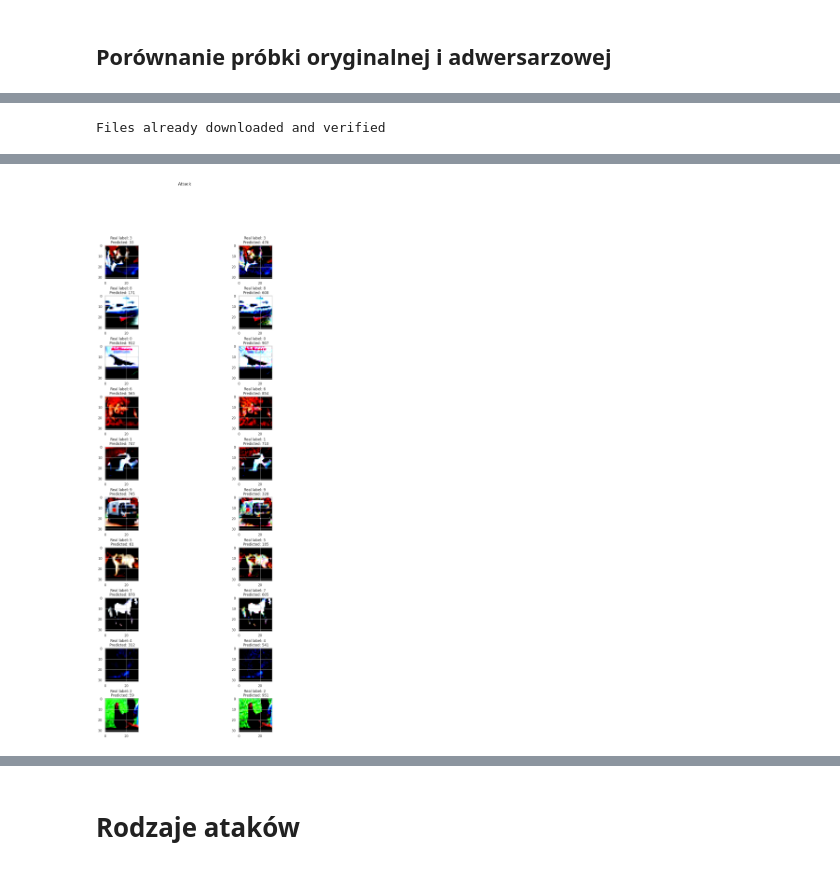
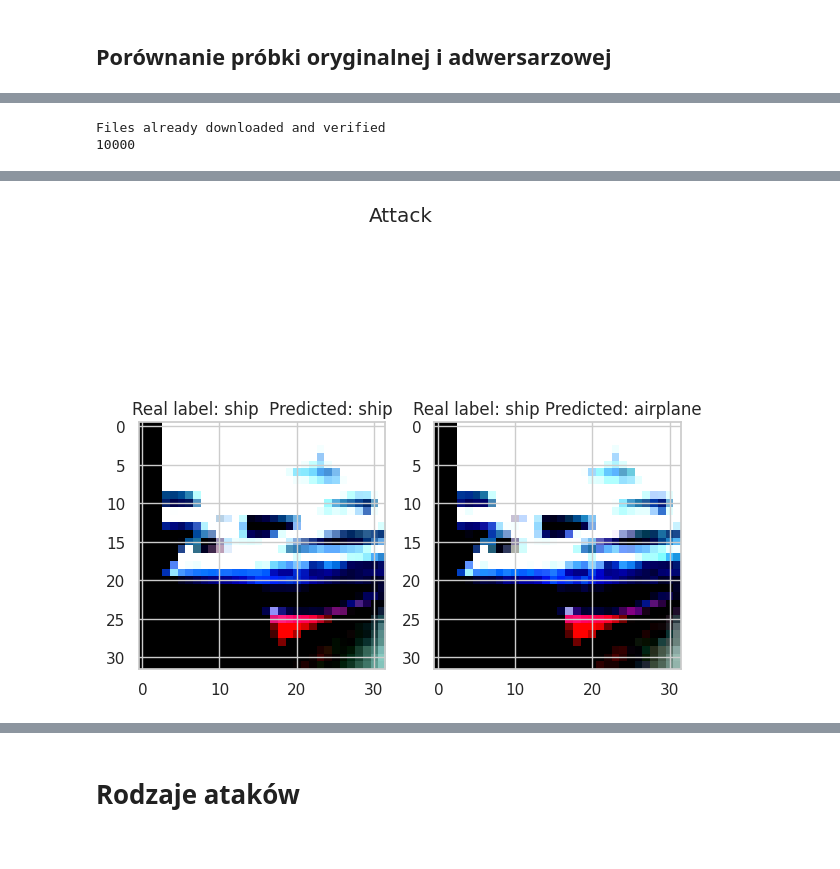
Before and after one commit to Jvlia17/deep-learning, a Jupyter notebook: PCA.ipynb, the cells around one changed output, grey strips where cells are left out. Saved outputs shown, nothing was run; the diff lists cells and outputs as text; code cells hidden in the pictures.

```diff
--- a/PCA.ipynb
+++ b/PCA.ipynb
@@ -30,22 +59,19 @@ from torch.utils.data import DataLoader
 device = torch.device('cuda' if torch.cuda.is_available() else 'cpu')
 
 
-model_ftex = models.resnet152(pretrained=True)
-modules=list(model_ftex.children())[:-2]
-print(list(model_ftex.children()))
-print(modules)
-print(len(modules))
-model_ftex=nn.Sequential(*modules).to(device)
+checkpoint = torch.load('/content/drive/MyDrive/DL/model/resnet_cifar.pth')
 
+net = Net()
+net.load_state_dict(checkpoint['model_state_dict'])
+
+model_ftex = FeatureExtractor(net)
 model_ftex.eval()
-
 
 normalize= transforms.Normalize(mean=[0.49186882, 0.48265398, 0.44717732], std=[0.24697122, 0.24338895, 0.2615926 ])
 batch_size = 128
 
 train_loader = torch.utils.data.DataLoader(
             CIFAR10(root='./data', train=True, transform=transforms.Compose([
-            # transforms.Resize((224, 224)),
             transforms.RandomHorizontalFlip(),
             transforms.RandomCrop(32, 4),
             transforms.ToTensor(),
@@ -317,4 +426,9 @@ plt.savefig("/content/PCA.pdf", format='pdf')
 # %%
+'''
+ Display example images and adversary images
+'''
+
+
 import torchattacks
 from robustbench.data import load_cifar10
 import torchvision.models as models
@@ -322,29 +436,12 @@ import torchvision.transforms as transforms
 import matplotlib.pyplot as plt
 import torchvision.datasets as datasets
 
-def init_model():
-
-  model_ftex = models.resnet152(pretrained=True)
-  modules=list(model_ftex.children())[:-2]
-  # print(list(model_ftex.children()))
-  # print(modules)
-  # print(len(modules))
-  model_ftex=nn.Sequential(*modules).to(device)
-
-  model_ftex.eval()
-
-
-init_model()
-
-device = torch.device('cuda' if torch.cuda.is_available() else 'cpu')
-
 
 normalize= transforms.Normalize(mean=[0.49186882, 0.48265398, 0.44717732], std=[0.24697122, 0.24338895, 0.2615926 ])
 
-model = models.resnet152(pretrained=True)
 testset = datasets.CIFAR10(root='./data', train=False, download=True, transform=transforms.ToTensor())
-
-index = [0,1,3,5,6,11,12,13,22,25]
+print(len(testset))
+index = [1]
 images = torch.tensor([])
 labels = []
 for i in range(len(index)):
@@ -363,39 +460,43 @@ preprocess = transforms.Compose([
             ])
 images = preprocess(images)
 
-attack = torchattacks.FGSM(model, eps=50/255)
-# attack = torchattacks.attacks.pifgsm.PIFGSM(model)
+
+# attack = torchattacks.FGSM(net, eps=80/255)
+attack = torchattacks.attacks.pifgsm.PIFGSM(net)
 img_adv = attack(images, labels)
 
 # Predict unchanged and adversary examples
-outputs = model(images)
+images.to('cuda')
+img_adv.to('cuda')
+outputs = net(images)
 _, predicted = outputs.max(1)
-outputs = model(img_adv)
+outputs = net(img_adv)
 _, predicted_adv = outputs.max(1)
 
 classes = ['airplane', 'automobile', 'bird', 'cat', 'deer', 'dog', 'frog', 'horse', 'ship', 'truck']
 
-labels = labels.numpy()
+labelsnp = labels.numpy()
 
 i = 0
 counter = 1
 
-plt.subplots_adjust(hspace=0.5)
-plt.rcParams['figure.figsize'] = [15, 15]
+plt.subplots_adjust(hspace=0.2)
+plt.rcParams['figure.figsize'] = [20, 40]
 # Write attack name
 plt.suptitle('Attack')
 
 while i < len(index):
   plt.subplot(len(index), 2, counter)
-  # plt.title(f'Real label: {classes[label[i]]} \n Predicted: {classes[predicted[i]]}')
-  plt.title(f'Real label: {labels[i]} \n Predicted: {predicted[i]}')
+  plt.title(f'Real label: {classes[labelsnp[i]]}  Predicted: {classes[predicted[i]]}')
   plt.imshow(images[i].permute(1, 2, 0))
   plt.subplot(len(index), 2,counter + 1)
-  # plt.title(f'Real label: {classes[label[i]]} \n Predicted: {classes[predicted_adv[i]]}')
-  plt.title(f'Real label: {labels[i]} \n Predicted: {predicted_adv[i]}')
+  plt.title(f'Real label: {classes[labelsnp[i]]} Predicted: {classes[predicted_adv[i]]}')
   plt.imshow(img_adv[i].permute(1, 2, 0))
   counter = counter + 2
   i = i + 1
+
+plt.savefig("/content/img-adv.pdf", format='pdf')
 # %% [output]
 Files already downloaded and verified
+10000
 WARNING:matplotlib.image:Clipping input data to the valid range for imshow with RGB data ([0..1] for floats or [0..255] for integers).
@@ -411 +503 @@ WARNING:matplotlib.image:Clipping input data to the valid range for imshow with
-[figure, old version]
+[figure, new version]
```
Also changed, not shown: parts of 21 cells of this notebook.
